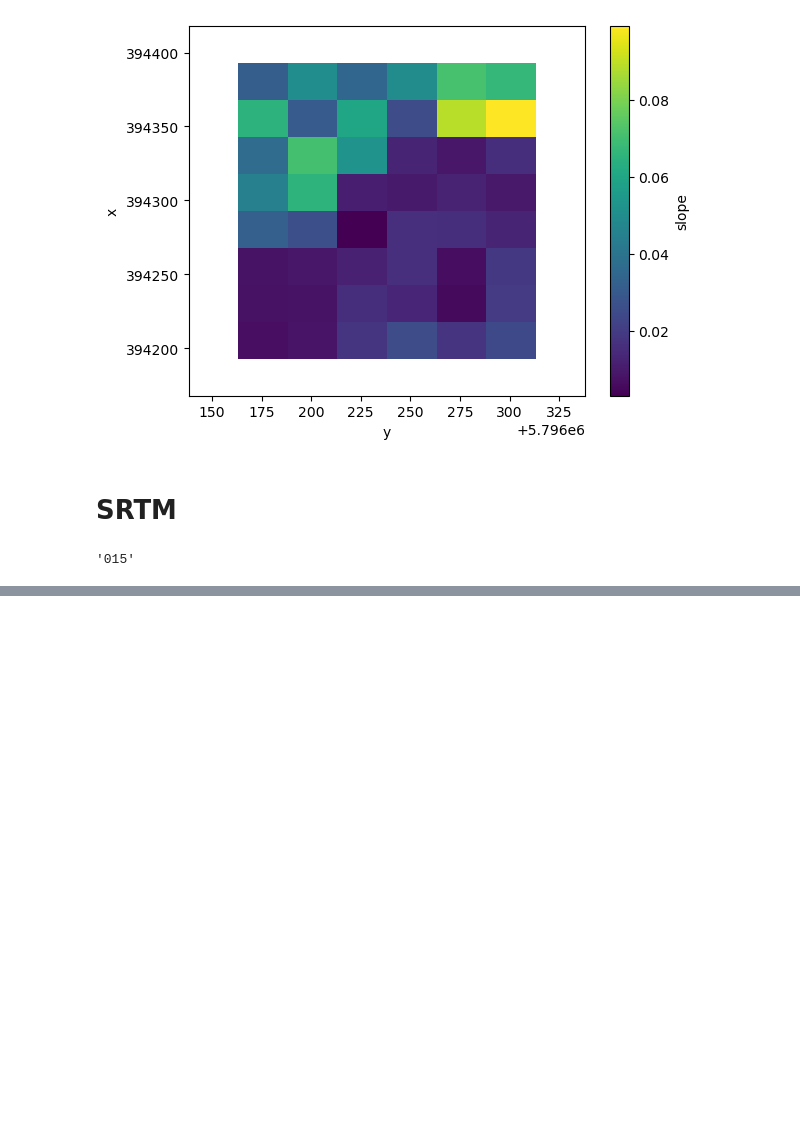
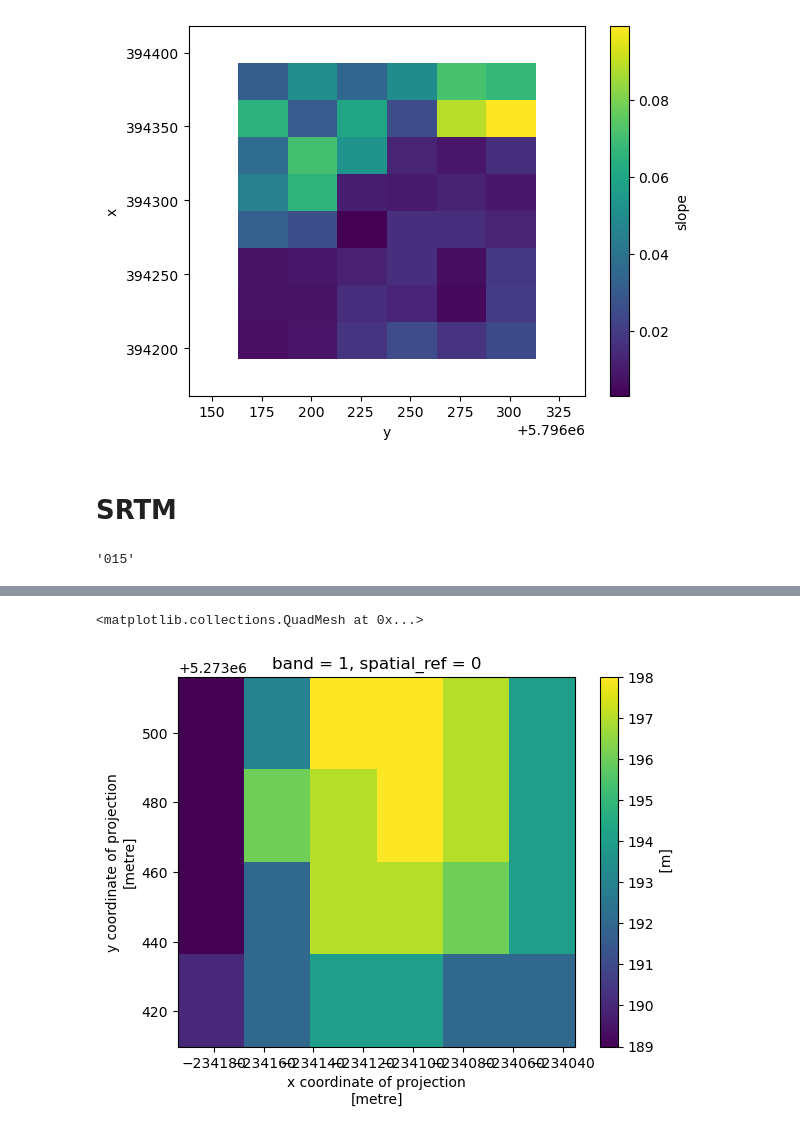
Before and after one commit to felixschulz385/ds_project, a Jupyter notebook: research/notebooks/DLM_experiments.ipynb, the cells around one changed output, grey strips where cells are left out. Drawn from its saved outputs; the diff is of its cells as text; code cells hidden in the pictures; blank space fills up the shorter version.

```diff
--- a/research/notebooks/DLM_experiments.ipynb
+++ b/research/notebooks/DLM_experiments.ipynb
@@ -168,0 +187,8 @@ height.plot()
+# %%
+height.rio.write_nodata(-100, inplace=True)
+test = height.rio.reproject("EPSG:25833")
+# %%
+test.rio.clip_box(-234179.00, 5273427.06, -234040.05, 5273511.16).plot()
+# %% [output]
+<matplotlib.collections.QuadMesh at 0x...>
+[figure, added]
```
Also changed, not shown: parts of 9 cells of this notebook, 6 other files.
